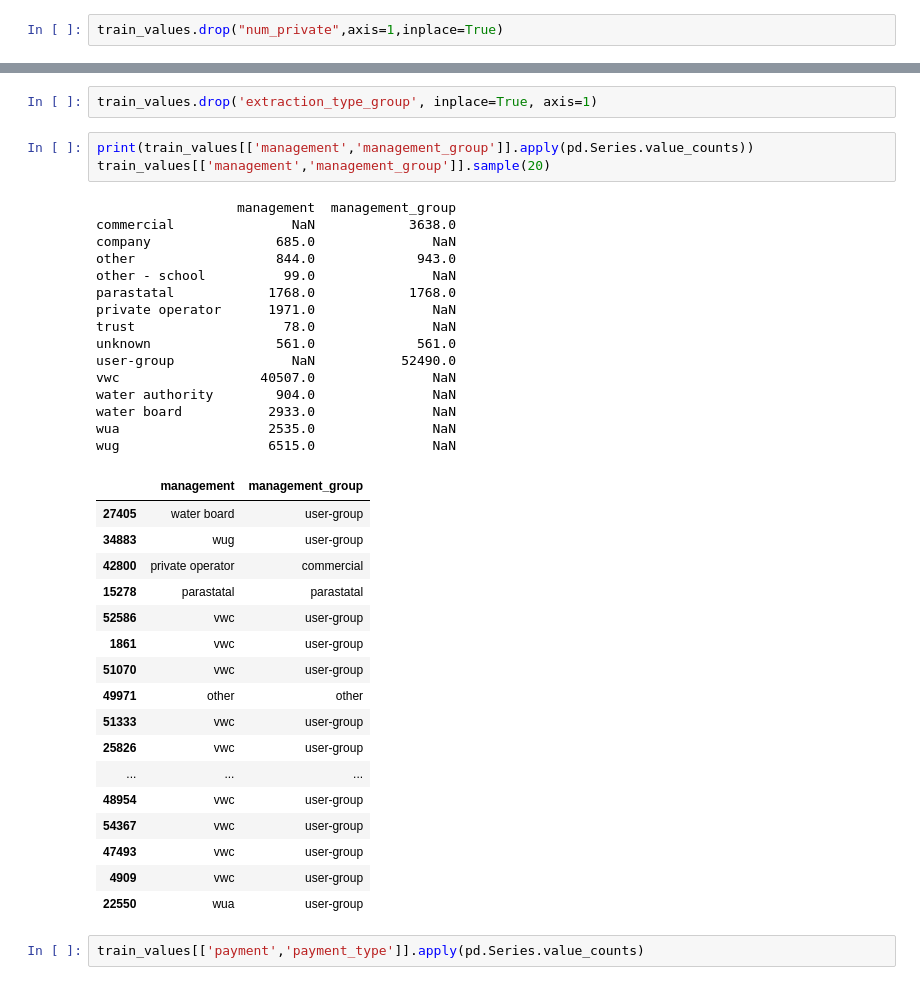
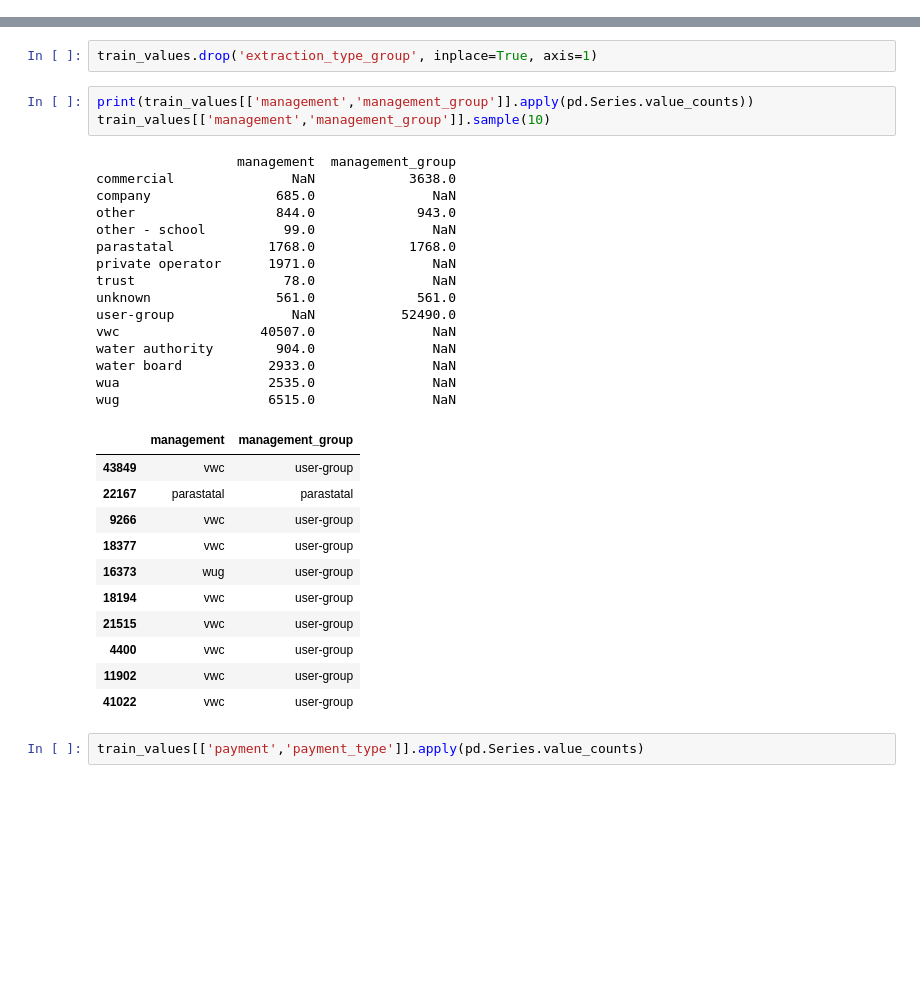
Before and after one commit to roberthobblebottom/pump-it-up, a Jupyter notebook: 1.ipynb, the cells around one changed output, grey strips where cells are left out. Saved outputs shown, nothing was run; the diff lists cells and outputs as text; blank space fills up the shorter version.

```diff
--- a/1.ipynb
+++ b/1.ipynb
@@ -92,7 +88,5 @@ Data columns (total 2 columns):
  1   status_group  59400 non-null  object
 dtypes: int64(1), object(1)
 memory usage: 928.2+ KB
-# %%
-train_values.drop("num_private",axis=1,inplace=True)
 # %%
 d = {
@@ -701,40 +650,34 @@ dtype: int64
 train_values.drop('extraction_type_group', inplace=True, axis=1)
 # %%
 print(train_values[['management','management_group']].apply(pd.Series.value_counts))
-train_values[['management','management_group']].sample(20)
+train_values[['management','management_group']].sample(10)
 # %% [output]
                   management  management_group
 commercial               NaN            3638.0
 company                685.0               NaN
 other                  844.0             943.0
 other - school          99.0               NaN
 parastatal            1768.0            1768.0
 private operator      1971.0               NaN
 trust                   78.0               NaN
 unknown                561.0             561.0
 user-group               NaN           52490.0
 vwc                  40507.0               NaN
 water authority        904.0               NaN
 water board           2933.0               NaN
 wua                   2535.0               NaN
 wug                   6515.0               NaN
 |  | management | management_group |
-| 27405 | water board | user-group |
-| 34883 | wug | user-group |
-| 42800 | private operator | commercial |
-| 15278 | parastatal | parastatal |
-| 52586 | vwc | user-group |
-| 1861 | vwc | user-group |
-| 51070 | vwc | user-group |
-| 49971 | other | other |
-| 51333 | vwc | user-group |
-| 25826 | vwc | user-group |
-| ... | ... | ... |
-| 48954 | vwc | user-group |
-| 54367 | vwc | user-group |
-| 47493 | vwc | user-group |
-| 4909 | vwc | user-group |
-| 22550 | wua | user-group |
+| 43849 | vwc | user-group |
+| 22167 | parastatal | parastatal |
+| 9266 | vwc | user-group |
+| 18377 | vwc | user-group |
+| 16373 | wug | user-group |
+| 18194 | vwc | user-group |
+| 21515 | vwc | user-group |
+| 4400 | vwc | user-group |
+| 11902 | vwc | user-group |
+| 41022 | vwc | user-group |
 # %%
 train_values[['payment','payment_type']].apply(pd.Series.value_counts)
 # %% [output]
```
Also changed, not shown: parts of 34 cells of this notebook, 1 other file.
